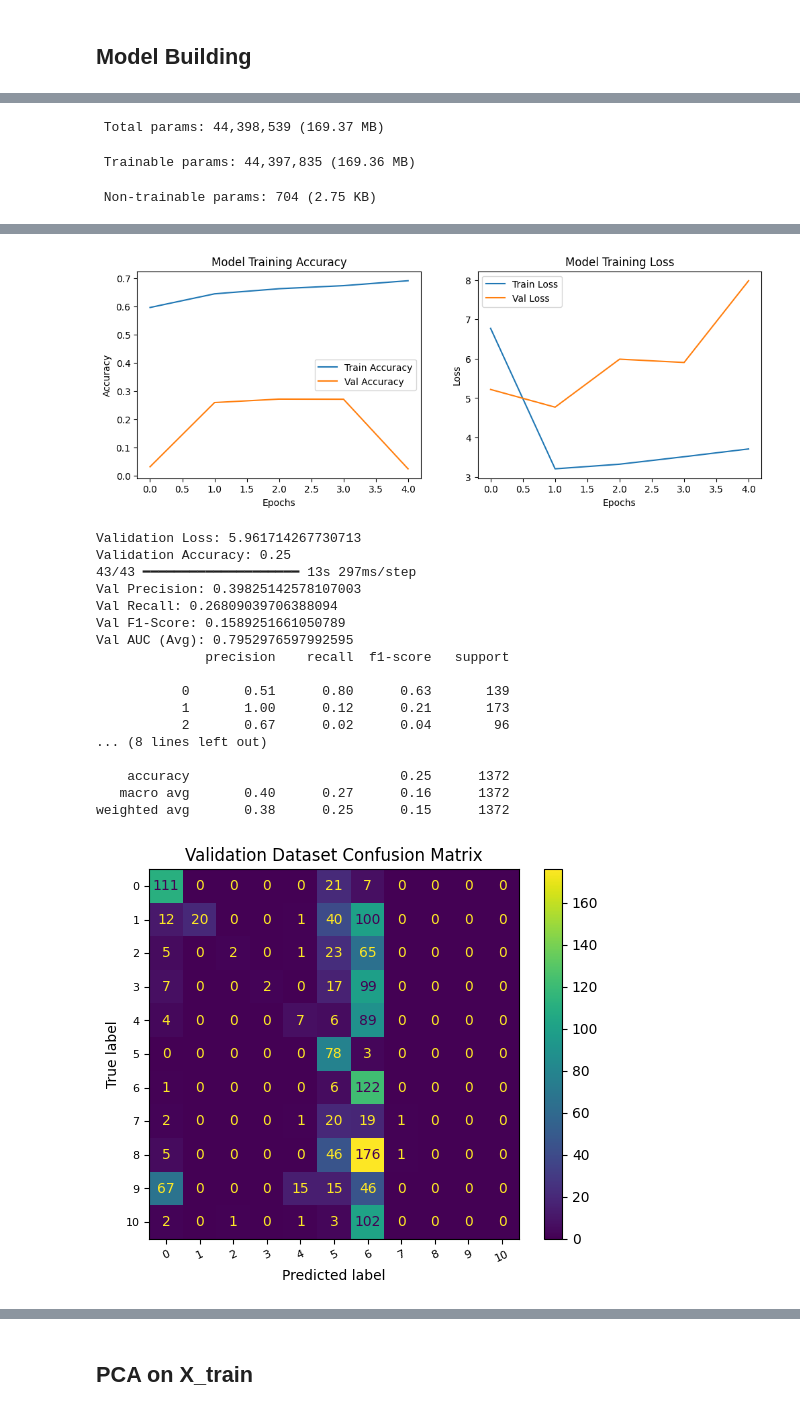
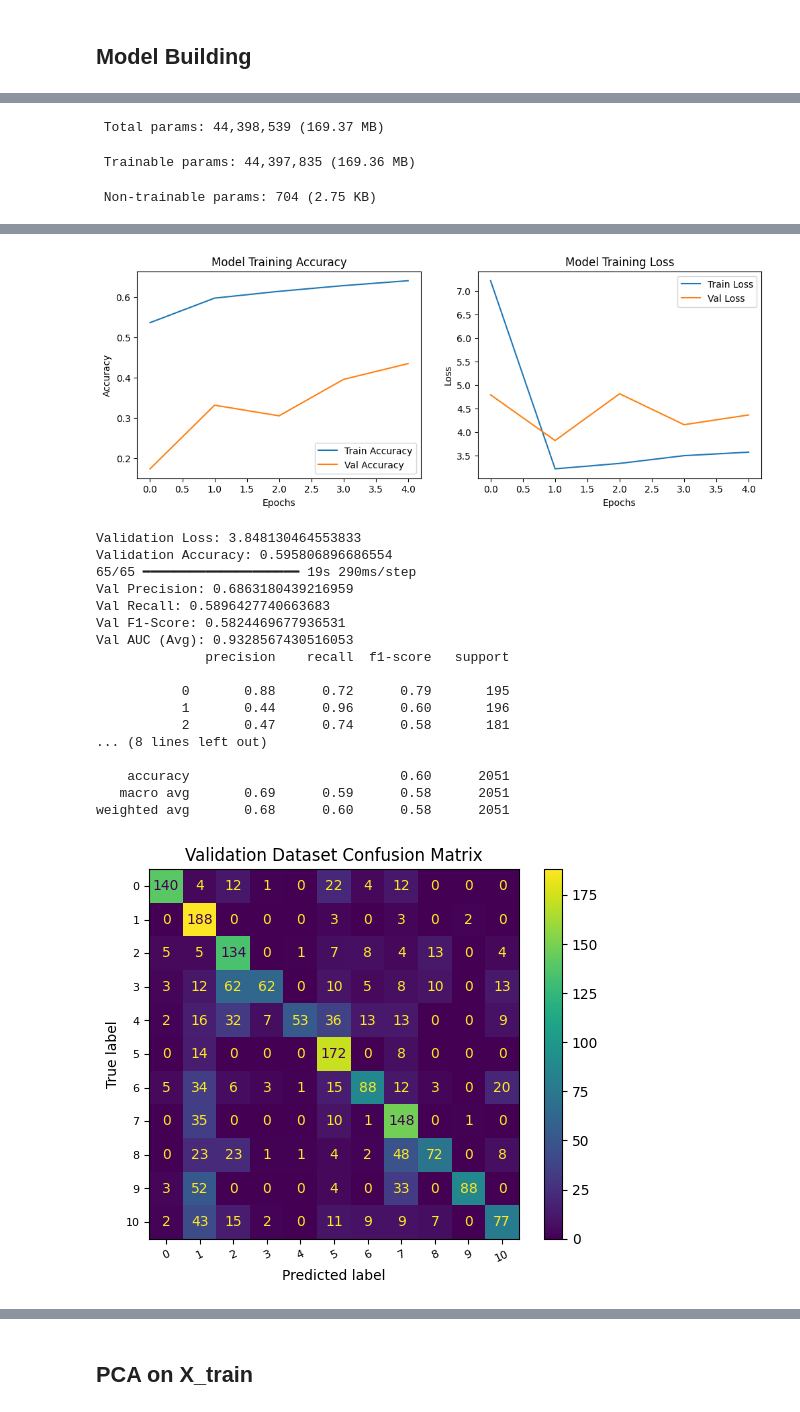
Before and after one commit to djcosta2/207_Final_Project, a Jupyter notebook: sandbox/kmeans_pca_cnn_stacking.ipynb, the cells around one changed output, grey strips where cells are left out. Saved outputs shown, nothing was run; the diff lists cells and outputs as text; code cells hidden in the pictures.

```diff
--- a/sandbox/kmeans_pca_cnn_stacking.ipynb
+++ b/sandbox/kmeans_pca_cnn_stacking.ipynb
@@ -41,7 +39,9 @@ def load_data():
     # Dataset/hyperparams
     sandbox_dir = pathlib.Path("../Data/Weather_Dataset")
     batch_size = 8
-    image_size = (224, 224)  # do not change for resnet50
+    image_size = (224, 224)
+
+    tf.random.set_seed(0)
 
     # Load dataset
     dataset = tf.keras.utils.image_dataset_from_directory(
@@ -56,8 +56,7 @@ def load_data():
         shuffle=True
     )
 
-    ### USE THESE
-    train_dataset, val_dataset = dataset
+    train_dataset, test_dataset = dataset
 
     # === Oversampling Preprocessing for the Training Dataset ===
     # Unbatch the training dataset to work with individual samples
@@ -109,5 +108,5 @@ def load_data():
         plt.show()
         break
 
-    return train_dataset, val_dataset
+    return train_dataset, test_dataset
 # %%
@@ -184,0 +133,9 @@ Original class counts: {0: 559, 1: 678, 2: 379, 3: 514, 4: 485, 5: 296, 6: 397,
+# %%
+# Load Data and Create Datasets
+train_dataset, test_dataset = load_data()
+X_train, y_train, X_test, y_test = create_datasets(train_dataset, test_dataset)
+
+# Split training data into training and validation sets so that we can evaluate on validation set and leave the test set unseen for final model evaluation
+X_train, X_val, y_train, y_val = train_test_split(
+    X_train, y_train, test_size=0.2, random_state=42  # 20% of the data for validation
+)
@@ -243,14 +225,21 @@ plt.imshow(recreate_image(kmeans.cluster_centers_, labels, 224, 224))
 # %% [markdown]
 ## K-Means Color Quantization for All Images in X_train
 # %%
+tf.random.set_seed(0)
+
 n_colors = 64
 
 X_train_quantized_kmeans = []
+kmeans_models = []  # Store k-means models for each image in X_train
+
+# Train a k-means model for each image in X_train
 for i in range(len(X_train)):
     image_array = X_train[i].reshape(50176,3)
     image_array_sample = shuffle(image_array, random_state=0)[:1000]
 
+    # Train k-means on the sampled pixels
     kmeans = KMeans(n_clusters=64, random_state=0).fit(image_array_sample)
+    kmeans_models.append(kmeans)  # Save the k-means model for later use with X_val
     labels = kmeans.predict(image_array)
 
     def recreate_image(codebook, labels, w, h):
@@ -268,3 +257,17 @@ for i in range(len(X_train)):
     X_train_quantized_kmeans.append(quantized_image)
 
 X_train_quantized_kmeans = np.array(X_train_quantized_kmeans, dtype=np.float32)
+
+# Quantize X_val using the trained k-means models
+X_val_quantized_kmeans = []
+for i in range(len(X_val)):
+    image_array = X_val[i].reshape(50176, 3)
+
+    # Use the corresponding k-means model from X_train
+    kmeans = kmeans_models[i % len(kmeans_models)]  # Reuse models cyclically if X_val is larger
+    labels = kmeans.predict(image_array)
+
+    quantized_image = recreate_image(kmeans.cluster_centers_, labels, 224, 224)
+    X_val_quantized_kmeans.append(quantized_image)
+
+X_val_quantized_kmeans = np.array(X_val_quantized_kmeans, dtype=np.float32)
@@ -282,7 +275,7 @@ information and possible workarounds, please see
 ## Model Building
 # %%
 # Build Model with Accuracy, AUC, and F1-score metrics
-def build_model(X_train, y_train, input_shape, epochs): # w/o pca is (224,224,3)
+def build_model(X_train, y_train, X_val, y_val, input_shape, epochs):
 
     tf.keras.backend.clear_session()
     tf.random.set_seed(0)
@@ -320,7 +313,7 @@ def build_model(X_train, y_train, input_shape, epochs): # w/o pca is (224,224,3)
 
     early_stopping = EarlyStopping(monitor='val_loss', patience=5, restore_best_weights=True)
 
-    model_history = model.fit(X_train, y_train, epochs=epochs, validation_split=0.2)
+    model_history = model.fit(X_train, y_train, epochs=epochs, validation_data=(X_val, y_val))
 
     return model, model_history
 
@@ -405,7 +398,7 @@ y_train[0] shape: (1,)
 # %%
 X_train_quantized_kmeans = tf.convert_to_tensor(X_train_quantized_kmeans, dtype=tf.float32)
 
-kmeans_model, kmeans_model_history = build_model(X_train_quantized_kmeans, y_train, (224,224,3), epochs=5)
+kmeans_model, kmeans_model_history = build_model(X_train_quantized_kmeans, y_train, X_val_quantized_kmeans, y_val, (224,224,3), epochs=5)
 
 plot_history(kmeans_model_history)
 
@@ -446,19 +439,19 @@ Epoch 5/5
-[figure, old version]
+[figure, new version]
-Validation Loss: 5.961714267730713
-Validation Accuracy: 0.25
-43/43 ━━━━━━━━━━━━━━━━━━━━ 13s 297ms/step
-Val Precision: 0.39825142578107003
-Val Recall: 0.26809039706388094
-Val F1-Score: 0.1589251661050789
-Val AUC (Avg): 0.7952976597992595
+Validation Loss: 3.848130464553833
+Validation Accuracy: 0.595806896686554
+65/65 ━━━━━━━━━━━━━━━━━━━━ 19s 290ms/step
+Val Precision: 0.6863180439216959
+Val Recall: 0.5896427740663683
+Val F1-Score: 0.5824469677936531
+Val AUC (Avg): 0.9328567430516053
               precision    recall  f1-score   support
 
-           0       0.51      0.80      0.63       139
-           1       1.00      0.12      0.21       173
-           2       0.67      0.02      0.04        96
+           0       0.88      0.72      0.79       195
+           1       0.44      0.96      0.60       196
+           2       0.47      0.74      0.58       181
 ... (8 lines left out)
 
-    accuracy                           0.25      1372
-   macro avg       0.40      0.27      0.16      1372
-weighted avg       0.38      0.25      0.15      1372
+    accuracy                           0.60      2051
+   macro avg       0.69      0.59      0.58      2051
+weighted avg       0.68      0.60      0.58      2051
-[figure, old version]
+[figure, new version]
```
Also changed, not shown: parts of 17 cells of this notebook, 2 other files.
